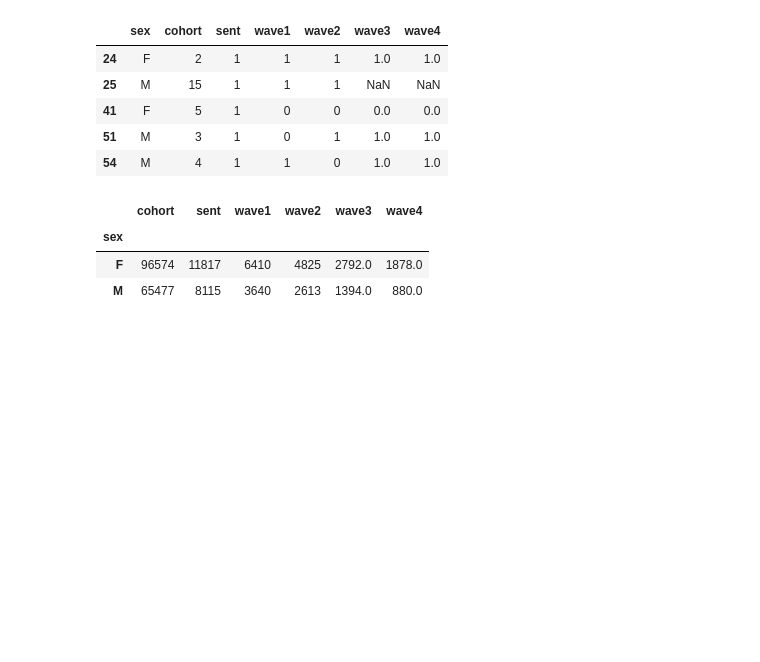
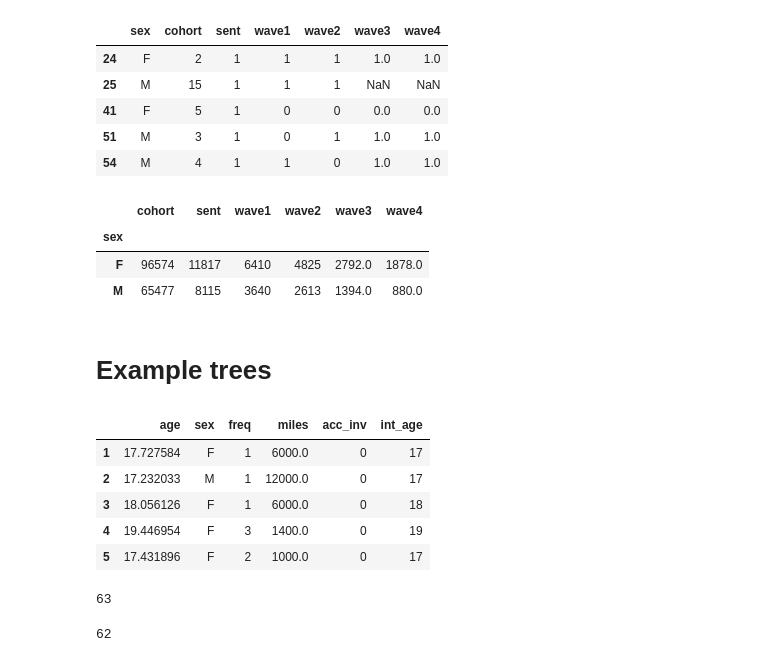
Before and after one commit to kasia-kobalczyk/chain-event-graphs, a Jupyter notebook: python/report_models.ipynb, the cells around one changed output. Saved outputs shown, nothing was run; the diff lists cells and outputs as text; code cells hidden in the pictures; blank space fills up the shorter version.

Commit message:
Add trees for spliting the age

```diff
--- a/python/report_models.ipynb
+++ b/python/report_models.ipynb
@@ -165,3 +170,16 @@ mod_compact_responses.AHC_transitions(alpha = 2)
 mod_responses_compact_ceg = mod_responses.ceg_figure_optimal("plot_ceg", return_raw=True)
 export_to_tex(mod_responses_compact_ceg, "responses_compact_ceg")
 #Image(mod_responses_ceg.create_png())
+# %% [markdown]
+# Example trees
+# %%
+df = pd.read_csv("../data/processed/base_mod.csv", index_col = 0)
+df["int_age"] = df["age"].astype(int)
+df.head()
+# %% [output]
+|  | age | sex | freq | miles | acc_inv | int_age |
+| 1 | 17.727584 | F | 1 | 6000.0 | 0 | 17 |
+| 2 | 17.232033 | M | 1 | 12000.0 | 0 | 17 |
+| 3 | 18.056126 | F | 1 | 6000.0 | 0 | 18 |
+| 4 | 19.446954 | F | 3 | 1400.0 | 0 | 19 |
+| 5 | 17.431896 | F | 2 | 1000.0 | 0 | 17 |
@@ -167,0 +210,8 @@ export_to_tex(mod_responses_compact_ceg, "responses_compact_ceg")
+# %%
+len(mod.nodes)
+# %% [output]
+63
+# %%
+len(new_nodes)
+# %% [output]
+62
```
Also changed, not shown: parts of 3 cells of this notebook, 7 other files.
